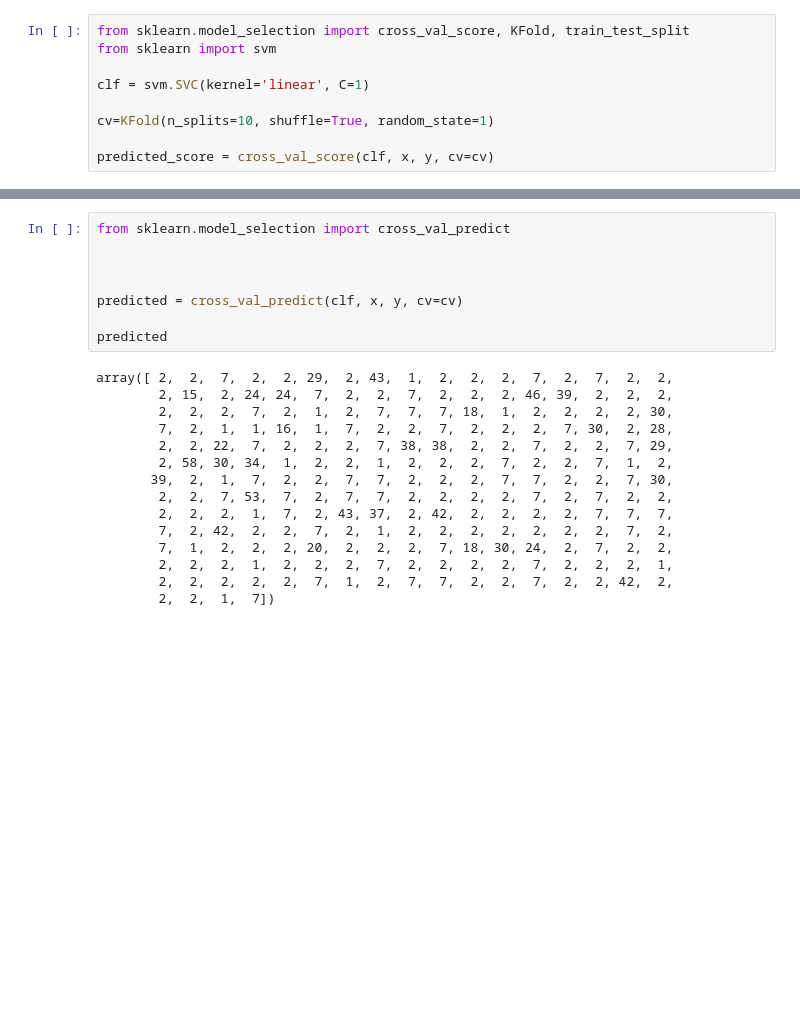
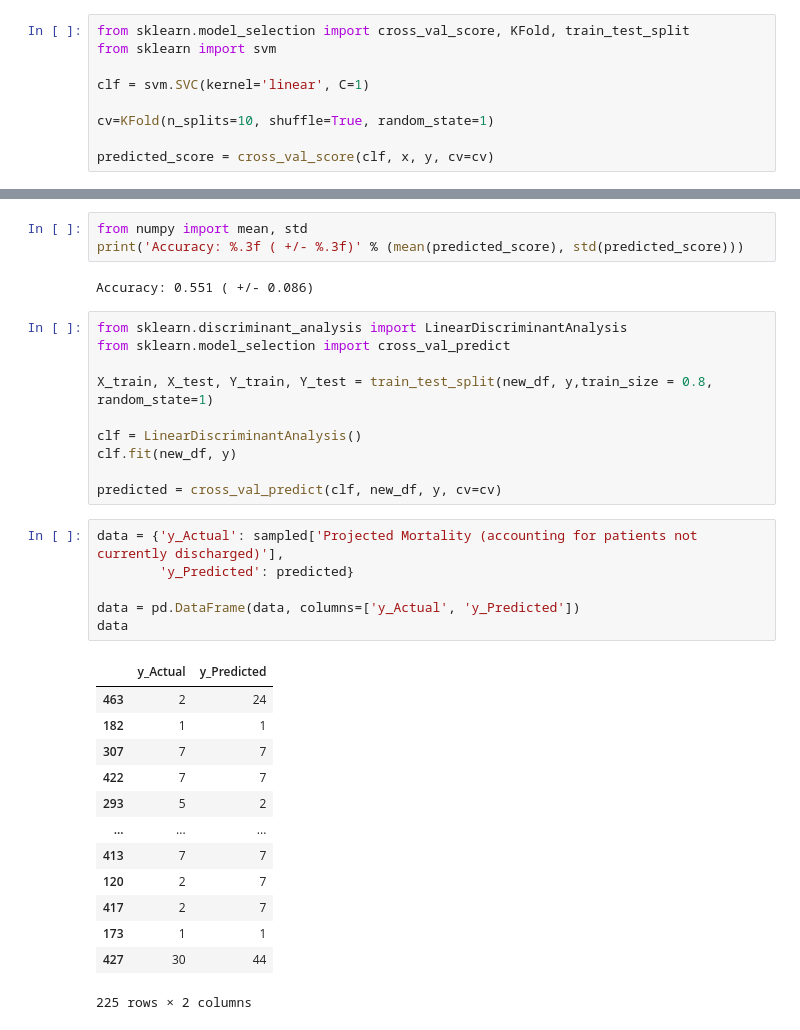
Before and after one commit to Nathaniel-Adams/CS_483_Project_2, a Jupyter notebook: Patient Segmentation/Patient_Segmentation.ipynb, the cells around one changed output, grey strips where cells are left out. Drawn from its saved outputs; the diff is of its cells as text; blank space fills up the shorter version.

```diff
--- a/Patient Segmentation/Patient_Segmentation.ipynb
+++ b/Patient Segmentation/Patient_Segmentation.ipynb
@@ -178,23 +187,35 @@ Accuracy: 0.538 ( +/- 0.085)
+# %%
+from numpy import mean, std
+print('Accuracy: %.3f ( +/- %.3f)' % (mean(predicted_score), std(predicted_score)))
+# %% [output]
+Accuracy: 0.551 ( +/- 0.086)
 # %%
+from sklearn.discriminant_analysis import LinearDiscriminantAnalysis
 from sklearn.model_selection import cross_val_predict
 
+X_train, X_test, Y_train, Y_test = train_test_split(new_df, y,train_size = 0.8, random_state=1)
 
+clf = LinearDiscriminantAnalysis()
+clf.fit(new_df, y)
 
-predicted = cross_val_predict(clf, x, y, cv=cv)
-
-predicted
+predicted = cross_val_predict(clf, new_df, y, cv=cv)
-# %% [output]
-array([ 2,  2,  7,  2,  2, 29,  2, 43,  1,  2,  2,  2,  7,  2,  7,  2,  2,
-        2, 15,  2, 24, 24,  7,  2,  2,  7,  2,  2,  2, 46, 39,  2,  2,  2,
-        2,  2,  2,  7,  2,  1,  2,  7,  7,  7, 18,  1,  2,  2,  2,  2, 30,
-        7,  2,  1,  1, 16,  1,  7,  2,  2,  7,  2,  2,  2,  7, 30,  2, 28,
-        2,  2, 22,  7,  2,  2,  2,  7, 38, 38,  2,  2,  7,  2,  2,  7, 29,
-        2, 58, 30, 34,  1,  2,  2,  1,  2,  2,  2,  7,  2,  2,  7,  1,  2,
-       39,  2,  1,  7,  2,  2,  7,  7,  2,  2,  2,  7,  7,  2,  2,  7, 30,
-        2,  2,  7, 53,  7,  2,  7,  7,  2,  2,  2,  2,  7,  2,  7,  2,  2,
-        2,  2,  2,  1,  7,  2, 43, 37,  2, 42,  2,  2,  2,  2,  7,  7,  7,
-        7,  2, 42,  2,  2,  7,  2,  1,  2,  2,  2,  2,  2,  2,  2,  7,  2,
-        7,  1,  2,  2,  2, 20,  2,  2,  2,  7, 18, 30, 24,  2,  7,  2,  2,
-        2,  2,  2,  1,  2,  2,  2,  7,  2,  2,  2,  2,  7,  2,  2,  2,  1,
-        2,  2,  2,  2,  2,  7,  1,  2,  7,  7,  2,  2,  7,  2,  2, 42,  2,
-        2,  2,  1,  7])
+# %%
+data = {'y_Actual': sampled['Projected Mortality (accounting for patients not currently discharged)'],
+        'y_Predicted': predicted}
+
+data = pd.DataFrame(data, columns=['y_Actual', 'y_Predicted'])
+data
+# %% [output]
+|  | y_Actual | y_Predicted |
+| 463 | 2 | 24 |
+| 182 | 1 | 1 |
+| 307 | 7 | 7 |
+| 422 | 7 | 7 |
+| 293 | 5 | 2 |
+| ... | ... | ... |
+| 413 | 7 | 7 |
+| 120 | 2 | 7 |
+| 417 | 2 | 7 |
+| 173 | 1 | 1 |
+| 427 | 30 | 44 |
+225 rows × 2 columns
```
Also changed, not shown: parts of 10 cells of this notebook.
